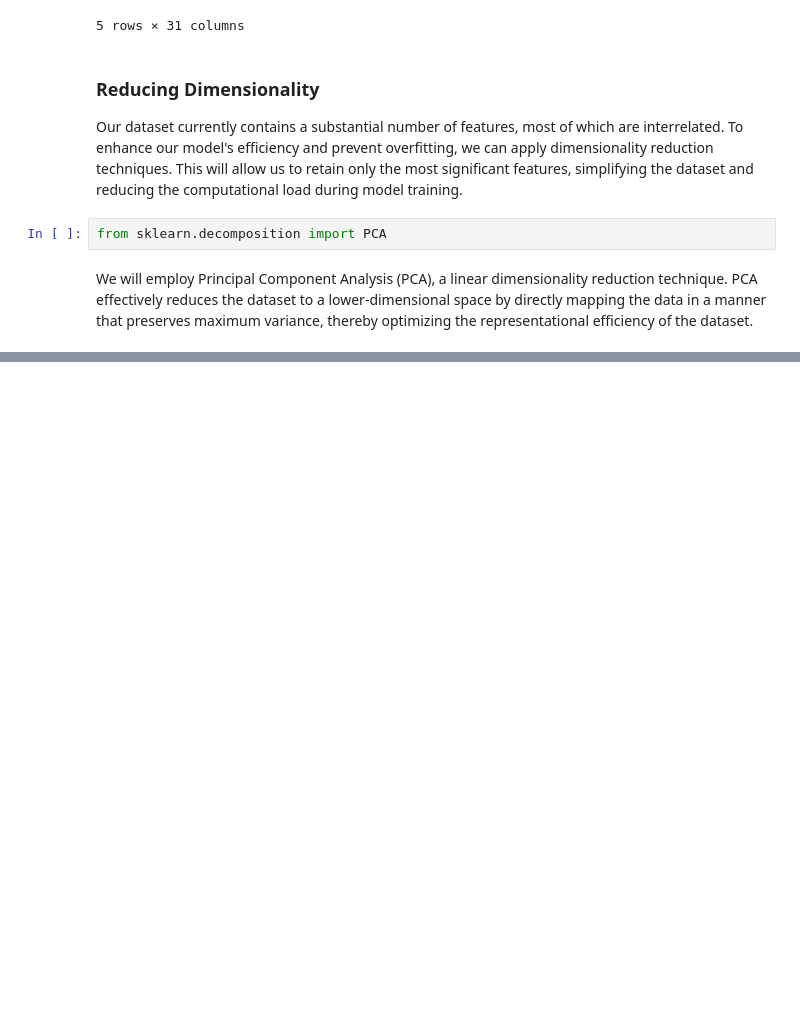
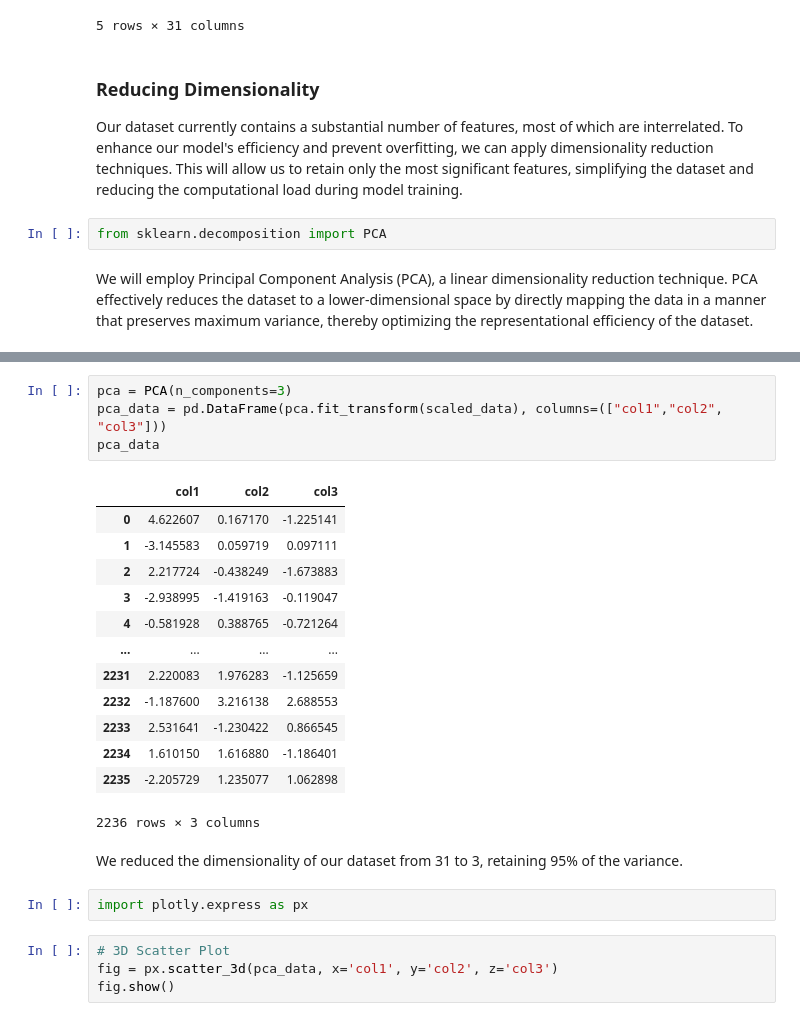
Before and after one commit to TheMimikyu/Customer-Behaviour-Analysis, a Jupyter notebook: CUSTOMER-SEGMENTATION.ipynb, the cells around one changed output, grey strips where cells are left out. Cells and saved outputs as stored; diff of their text form; blank space fills up the shorter version.

```diff
--- a/CUSTOMER-SEGMENTATION.ipynb
+++ b/CUSTOMER-SEGMENTATION.ipynb
@@ -621,0 +619,26 @@ SyntaxError: invalid syntax (2567145085.py, line 1)
+# %%
+pca = PCA(n_components=3)
+pca_data = pd.DataFrame(pca.fit_transform(scaled_data), columns=(["col1","col2", "col3"]))
+pca_data
+# %% [output]
+|  | col1 | col2 | col3 |
+| 0 | 4.622607 | 0.167170 | -1.225141 |
+| 1 | -3.145583 | 0.059719 | 0.097111 |
+| 2 | 2.217724 | -0.438249 | -1.673883 |
+| 3 | -2.938995 | -1.419163 | -0.119047 |
+| 4 | -0.581928 | 0.388765 | -0.721264 |
+| ... | ... | ... | ... |
+| 2231 | 2.220083 | 1.976283 | -1.125659 |
+| 2232 | -1.187600 | 3.216138 | 2.688553 |
+| 2233 | 2.531641 | -1.230422 | 0.866545 |
+| 2234 | 1.610150 | 1.616880 | -1.186401 |
+| 2235 | -2.205729 | 1.235077 | 1.062898 |
+2236 rows × 3 columns
+# %% [markdown]
+We reduced the dimensionality of our dataset from 31 to 3, retaining 95% of the variance.
+# %%
+import plotly.express as px
+# %%
+# 3D Scatter Plot
+fig = px.scatter_3d(pca_data, x='col1', y='col2', z='col3')
+fig.show()
```
Also changed, not shown: parts of 3 cells of this notebook.
